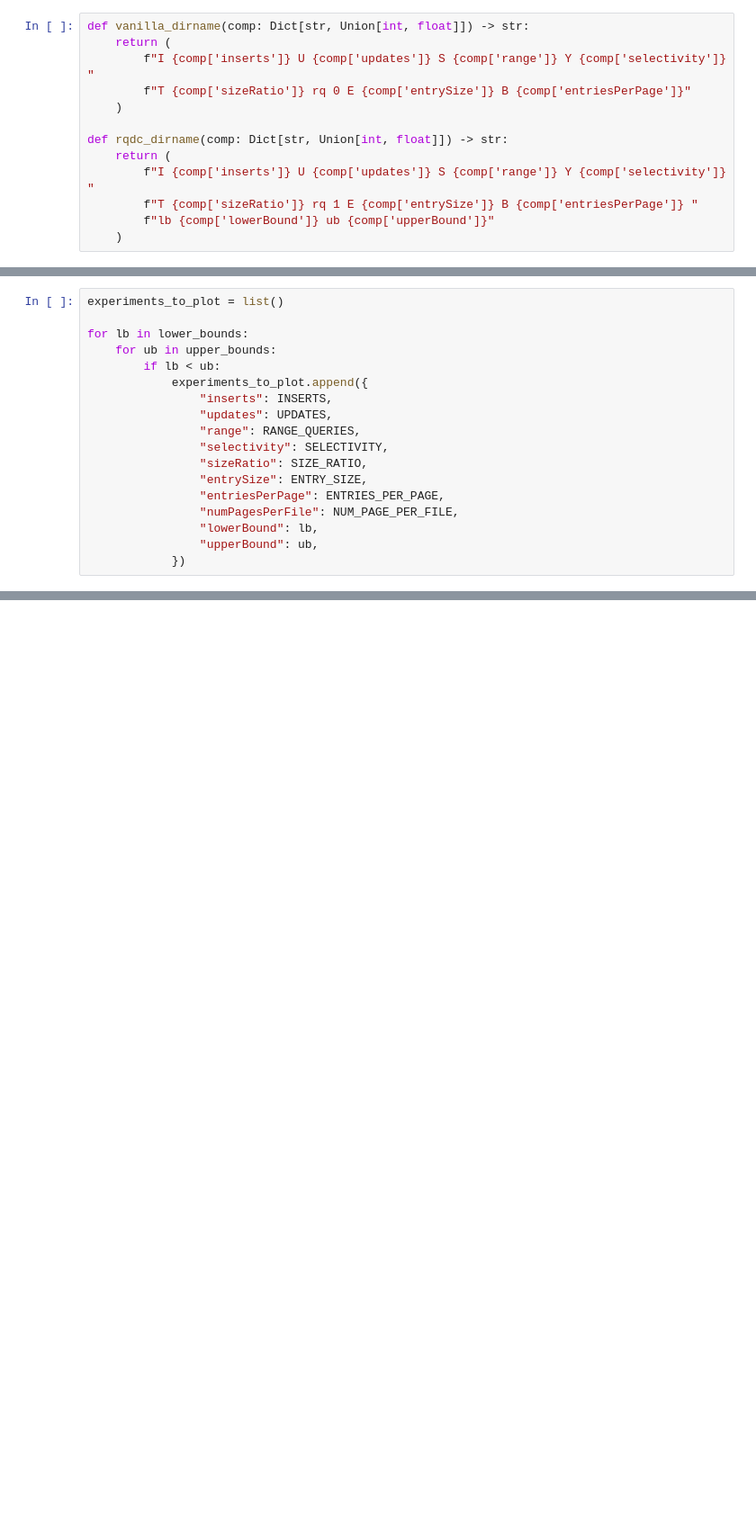
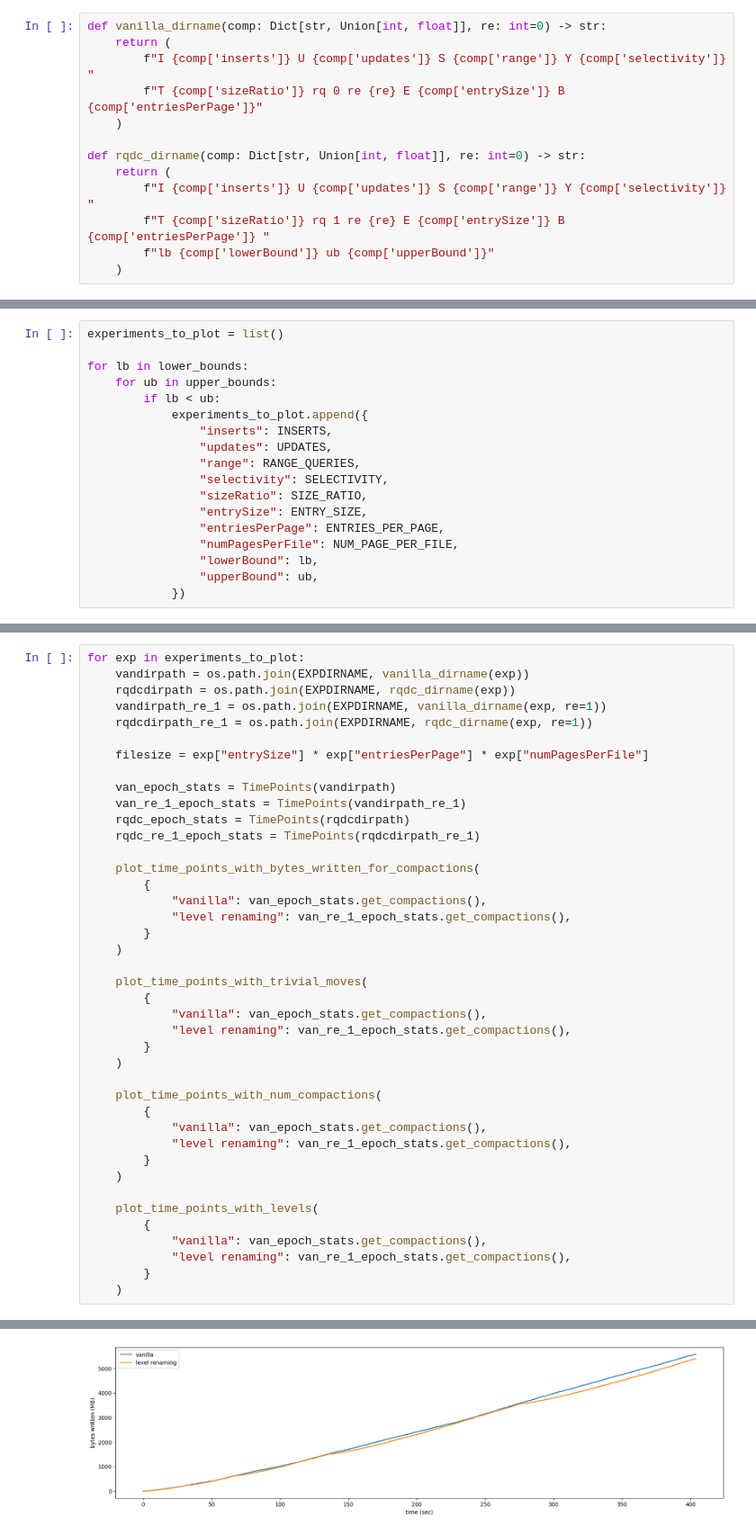
Before and after one commit to SSD-Brandeis/LSMQueryDrivenCompaction, a Jupyter notebook: development/rocksdb/examples/__working_branch/experiments/plot.ipynb, the cells around one changed output, grey strips where cells are left out. Shown at 90% size. Cells and saved outputs as stored; diff of their text form; blank space fills up the shorter version.

```diff
--- a/development/rocksdb/examples/__working_branch/experiments/plot.ipynb
+++ b/development/rocksdb/examples/__working_branch/experiments/plot.ipynb
@@ -28,14 +30,14 @@ NUM_PAGE_PER_FILE = 128  # P
 # %%
-def vanilla_dirname(comp: Dict[str, Union[int, float]]) -> str:
+def vanilla_dirname(comp: Dict[str, Union[int, float]], re: int=0) -> str:
     return (
         f"I {comp['inserts']} U {comp['updates']} S {comp['range']} Y {comp['selectivity']} "
-        f"T {comp['sizeRatio']} rq 0 E {comp['entrySize']} B {comp['entriesPerPage']}"
+        f"T {comp['sizeRatio']} rq 0 re {re} E {comp['entrySize']} B {comp['entriesPerPage']}"
     )
 
-def rqdc_dirname(comp: Dict[str, Union[int, float]]) -> str:
+def rqdc_dirname(comp: Dict[str, Union[int, float]], re: int=0) -> str:
     return (
         f"I {comp['inserts']} U {comp['updates']} S {comp['range']} Y {comp['selectivity']} "
-        f"T {comp['sizeRatio']} rq 1 E {comp['entrySize']} B {comp['entriesPerPage']} "
+        f"T {comp['sizeRatio']} rq 1 re {re} E {comp['entrySize']} B {comp['entriesPerPage']} "
         f"lb {comp['lowerBound']} ub {comp['upperBound']}"
     )
 # %%
@@ -1125,0 +1858,42 @@ for exp in experiments_to_plot:
+# %%
+for exp in experiments_to_plot:
+    vandirpath = os.path.join(EXPDIRNAME, vanilla_dirname(exp))
+    rqdcdirpath = os.path.join(EXPDIRNAME, rqdc_dirname(exp))
+    vandirpath_re_1 = os.path.join(EXPDIRNAME, vanilla_dirname(exp, re=1))
+    rqdcdirpath_re_1 = os.path.join(EXPDIRNAME, rqdc_dirname(exp, re=1))
+
+    filesize = exp["entrySize"] * exp["entriesPerPage"] * exp["numPagesPerFile"]
+
+    van_epoch_stats = TimePoints(vandirpath)
+    van_re_1_epoch_stats = TimePoints(vandirpath_re_1)
+    rqdc_epoch_stats = TimePoints(rqdcdirpath)
+    rqdc_re_1_epoch_stats = TimePoints(rqdcdirpath_re_1)
+
+    plot_time_points_with_bytes_written_for_compactions(
+        {
+            "vanilla": van_epoch_stats.get_compactions(),
+            "level renaming": van_re_1_epoch_stats.get_compactions(),
+        }
+    )
+
+    plot_time_points_with_trivial_moves(
+        {
+            "vanilla": van_epoch_stats.get_compactions(),
+            "level renaming": van_re_1_epoch_stats.get_compactions(),
+        }
+    )
+
+    plot_time_points_with_num_compactions(
+        {
+            "vanilla": van_epoch_stats.get_compactions(),
+            "level renaming": van_re_1_epoch_stats.get_compactions(),
+        }
+    )
+
+    plot_time_points_with_levels(
+        {
+            "vanilla": van_epoch_stats.get_compactions(),
+            "level renaming": van_re_1_epoch_stats.get_compactions(),
+        }
+    )
+# %% [output]
@@ -1125,0 +1904 @@ for exp in experiments_to_plot:
+[figure, added]
```
Also changed, not shown: parts of 9 cells of this notebook, 24 other files.
